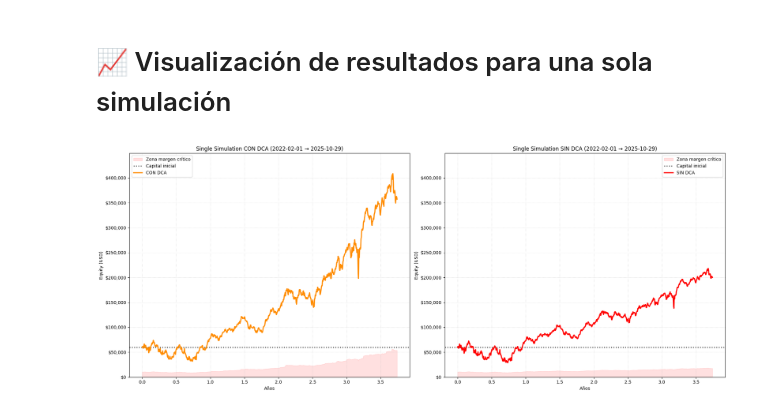
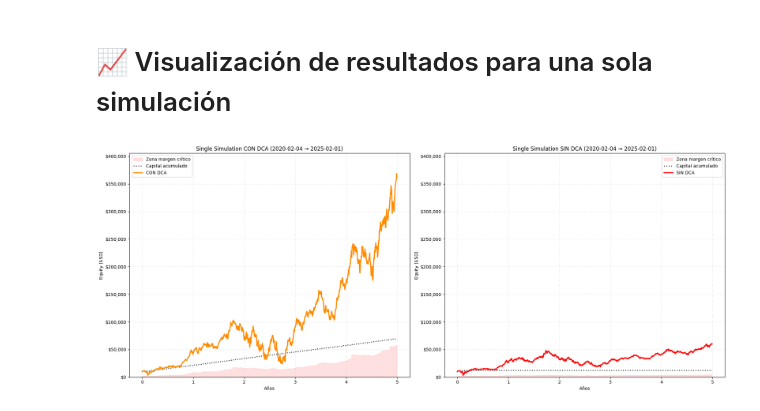
Before and after one commit to clriesco/leveraged-dca-simulator, a Jupyter notebook: BacktestHistorical.ipynb, the cells around one changed output. Drawn from its saved outputs; the diff is of its cells as text; code cells hidden in the pictures.

Commit message:
Modified metrics and visualization

```diff
--- a/BacktestHistorical.ipynb
+++ b/BacktestHistorical.ipynb
@@ -45,7 +45,7 @@ Sigue las celdas en orden para reproducir resultados y, si lo deseas, ajusta los
 METAPARAMETERS = {
     "initial_capital": 10_000,  # Starting Equity/Collateral in USD
     "monthly_contribution": 1_000,  # New Equity injected every month
-    "leverage": 3.5,  # Leverage ratio
+    "leverage": 4,  # Leverage ratio
     "max_weight": 0.35,  # Constraint: Maximum weight per asset
     "min_weight": 0.15,  # Constraint: Minimum weight per asset
     "maintenance_margin_ratio": 0.05,  # Margin call triggers at 5% of exposure
@@ -59,8 +59,8 @@ METAPARAMETERS = {
     "mean_return_shrinkage": 0.6,  # Shrinkage applied to historical mean returns for realism
     "train_test_split": 0.7,  # Fraction of TREND WINDOWS used for optimization
     "data_period": 6,  # Historical period (years) for optimization
-    "max_leverage": 3.8,  # Maximum leverage at which passive contributions are deployed (SIN DCA)
-    "min_leverage": 2.8,  # Minimum leverage to maintain with borrow in active strategy (CON DCA)
+    "max_leverage": 4,  # Maximum leverage at which passive contributions are deployed (SIN DCA)
+    "min_leverage": 3.5,  # Minimum leverage to maintain with borrow in active strategy (CON DCA)
     "use_dynamic_sharpe_rebalance": False,
 }
 
@@ -79,8 +79,8 @@ PORTFOLIO_OPTIMIZED = PORTFOLIO_INITIAL.copy()
 # Backtest configuration: Rolling 5-year windows
 # From January 2015 to October 2020 (start months)
 # Each window is 5 years long
-ROLLING_START_YEAR = 2017
-ROLLING_START_MONTH = 1  # January
+ROLLING_START_YEAR = 2014
+ROLLING_START_MONTH = 9  # January
 ROLLING_END_YEAR = 2020
 ROLLING_END_MONTH = 10  # October
 WINDOW_YEARS = 5
@@ -1790,7 +2261,7 @@ Esta sección permite ejecutar una única simulación de backtest empezando en u
 - Se imprimen métricas rápidas: Capital Final, Total Aportado, Retorno Absoluto y Retorno Total (%).
 # %%
 # Configuration parameters for Single Simulation
-SINGLE_YEAR = 2022      # Start year (e.g., 2020)
+SINGLE_YEAR = 2020      # Start year (e.g., 2020)
 SINGLE_MONTH = 2        # Start month [1-12]
 SINGLE_YEARS = 5        # Simulation duration in years
 # %%
@@ -2079,41 +2707,57 @@ end_dt = max(results_single_with_dca['end_date'], results_single_without_dca['en
 t_w = np.linspace(0, (results_single_with_dca['end_date'] - results_single_with_dca['start_date']).days / 365.25, len(traj_w))
 t_wo = np.linspace(0, (results_single_without_dca['end_date'] - results_single_without_dca['start_date']).days / 365.25, len(traj_wo))
 
+# Calculate years for trajectories
+years_w = (results_single_with_dca['end_date'] - results_single_with_dca['start_date']).days / 365.25
+years_wo = (results_single_without_dca['end_date'] - results_single_without_dca['start_date']).days / 365.25
+
+# Calculate capital accumulated trajectories
+time_points_w = np.arange(len(traj_w))
+contributed_capital_w = calculate_contributed_capital_trajectory(
+    time_points_w, METAPARAMETERS['initial_capital'], METAPARAMETERS['monthly_contribution'], years_w
+)
+
+time_points_wo = np.arange(len(traj_wo))
+portfolio_state_wo = results_single_without_dca.get('portfolio_state', {})
+deployed_capital_wo = calculate_deployed_capital_trajectory(
+    time_points_wo, METAPARAMETERS['initial_capital'], portfolio_state_wo, years_wo
+)
+
 # Subplot WITH DCA
 ax1.fill_between(t_w, 0, crit_w, color='red', alpha=0.12, label='Zona margen crítico')
-ax1.axhline(METAPARAMETERS['initial_capital'], color='black', linestyle=':', linewidth=2, alpha=0.8, label='Capital inicial')
+ax1.plot(t_w, contributed_capital_w, color='black', linestyle=':', linewidth=2, alpha=0.8, label='Capital acumulado')
 ax1.plot(t_w, traj_w, color='darkorange', linewidth=2.5, label='CON DCA')
 ax1.set_title(f"Single Simulation CON DCA ({results_single_with_dca['start_date'].date()} → {results_single_with_dca['end_date'].date()})")
 ax1.set_xlabel('Años')
 ax1.set_ylabel('Equity (USD)')
 ax1.grid(True, linestyle=':', alpha=0.5)
 ax1.legend()
 
 # Subplot WITHOUT DCA
 ax2.fill_between(t_wo, 0, crit_wo, color='red', alpha=0.12, label='Zona margen crítico')
-ax2.axhline(METAPARAMETERS['initial_capital'], color='black', linestyle=':', linewidth=2, alpha=0.8, label='Capital inicial')
+ax2.plot(t_wo, deployed_capital_wo, color='black', linestyle=':', linewidth=2, alpha=0.8, label='Capital acumulado')
 ax2.plot(t_wo, traj_wo, color='red', linewidth=2.5, label='SIN DCA')
 ax2.set_title(f"Single Simulation SIN DCA ({results_single_without_dca['start_date'].date()} → {results_single_without_dca['end_date'].date()})")
 ax2.set_xlabel('Años')
 ax2.set_ylabel('Equity (USD)')
 ax2.grid(True, linestyle=':', alpha=0.5)
 ax2.legend()
 
 # Vertical scale based on the MAXIMUM value of WITH DCA (×1.1 to avoid oversizing)
 max_equity = (float(np.nanmax(traj_w)) if len(traj_w) > 0 else METAPARAMETERS['initial_capital']) * 1.1
 # Ensure at least 2× the initial capital if the series is small
 max_equity = max(max_equity, METAPARAMETERS['initial_capital'] * 2)
 if max_equity <= 0:
     max_equity = 1.0
 ax1.set_ylim(0, max_equity)
 ax2.set_ylim(0, max_equity)
 
 # Y-axis formatting in dollars (same as the other chart)
 currency_formatter = FuncFormatter(lambda value, _: f"${value:,.0f}")
 ax1.yaxis.set_major_formatter(currency_formatter)
 ax2.yaxis.set_major_formatter(currency_formatter)
 
 plt.tight_layout()
 plt.show()
 # %% [output]
-[figure, old version]
+[figure, new version]
```
Also changed, not shown: parts of 8 cells of this notebook.
